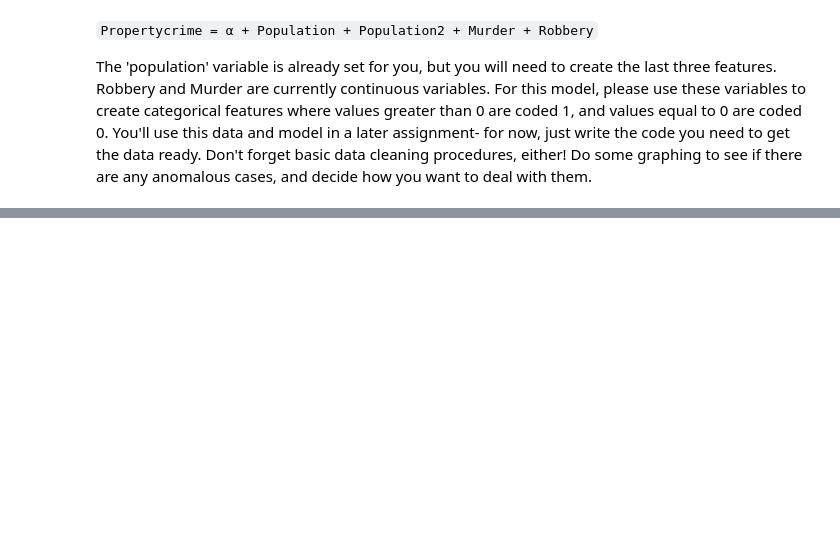
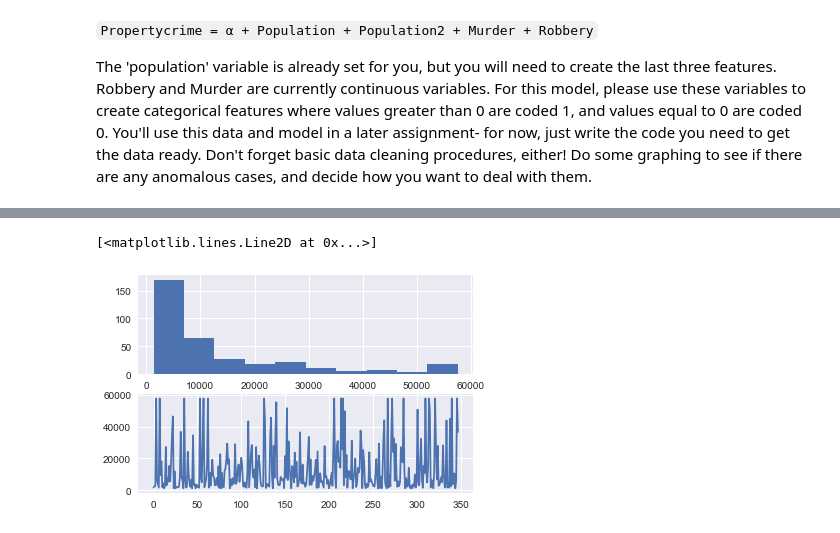
Before and after one commit to carlsednaoui/thinkful-data-science, a Jupyter notebook: coursework/unit_2/lesson_4_project_2.ipynb, the cells around one changed output, grey strips where cells are left out. Cells and saved outputs as stored; diff of their text form; code cells hidden in the pictures; blank space fills up the shorter version.

```diff
--- a/coursework/unit_2/lesson_4_project_2.ipynb
+++ b/coursework/unit_2/lesson_4_project_2.ipynb
@@ -47,0 +65,13 @@ AttributeError: 'Series' object has no attribute 'winsorize'
+# %%
+# The above looks clean, let's use that instead
+data["population"] = mstats.winsorize(data["population"], limits=0.05)
+data["population2"] = data["population"]**2
+
+plt.subplot(211)
+plt.hist(data["population"])
+
+plt.subplot(212)
+plt.plot(data["population"])
+# %% [output]
+[<matplotlib.lines.Line2D at 0x...>]
+[figure, added]
```
Also changed, not shown: parts of 13 cells of this notebook, 7 other files.
